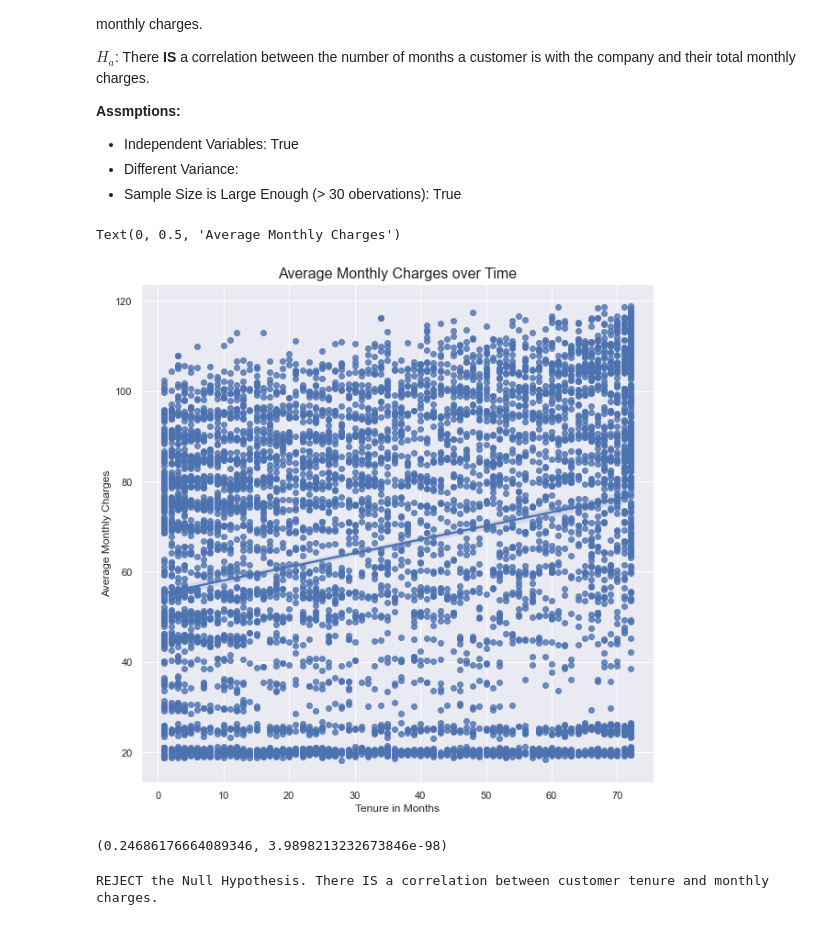
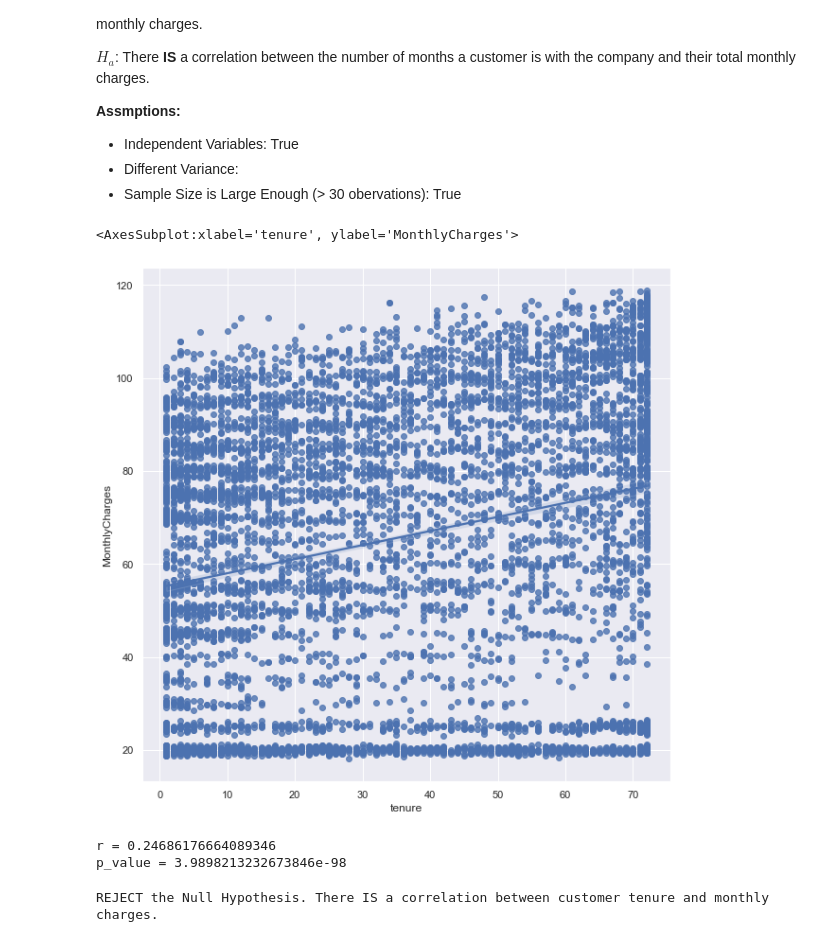
Before and after one commit to mijailmariano/statistics-exercises, a Jupyter notebook: hypothesis_testing.ipynb, the cells around one changed output. Drawn from its saved outputs; the diff is of its cells as text; code cells hidden in the pictures.

```diff
--- a/hypothesis_testing.ipynb
+++ b/hypothesis_testing.ipynb
@@ -677,20 +670,20 @@ y = telco_df.MonthlyCharges
 # %%
 # plotting the variables
 
 plt.figure(figsize= (10, 10))
-fig = sns.regplot(x = "tenure", y = "MonthlyCharges", data=telco_df)
-
-fig.set_title("Average Monthly Charges over Time", fontsize=16)
-fig.set_xlabel("Tenure in Months", fontsize=12)
-fig.set_ylabel("Average Monthly Charges", fontsize=12)
+sns.regplot(x = "tenure", y = "MonthlyCharges", data=telco_df)
 # %% [output]
-Text(0, 0.5, 'Average Monthly Charges')
+<AxesSubplot:xlabel='tenure', ylabel='MonthlyCharges'>
-[figure, old version]
+[figure, new version]
 # %%
-corr, p_value = stats.pearsonr(x, y)
-corr, p_value
+r, p_value = stats.stats.pearsonr(x, y)
+r, p_value
+
+print("r =", r)
+print("p_value =", p_value)
 # %% [output]
-(0.24686176664089346, 3.9898213232673846e-98)
+r = 0.24686176664089346
+p_value = 3.9898213232673846e-98
 # %%
 if p_value < alpha:
     print(f"REJECT the Null Hypothesis. There IS a correlation between customer tenure and monthly charges.")
```
Also changed, not shown: parts of 87 cells of this notebook, 1 other file.
